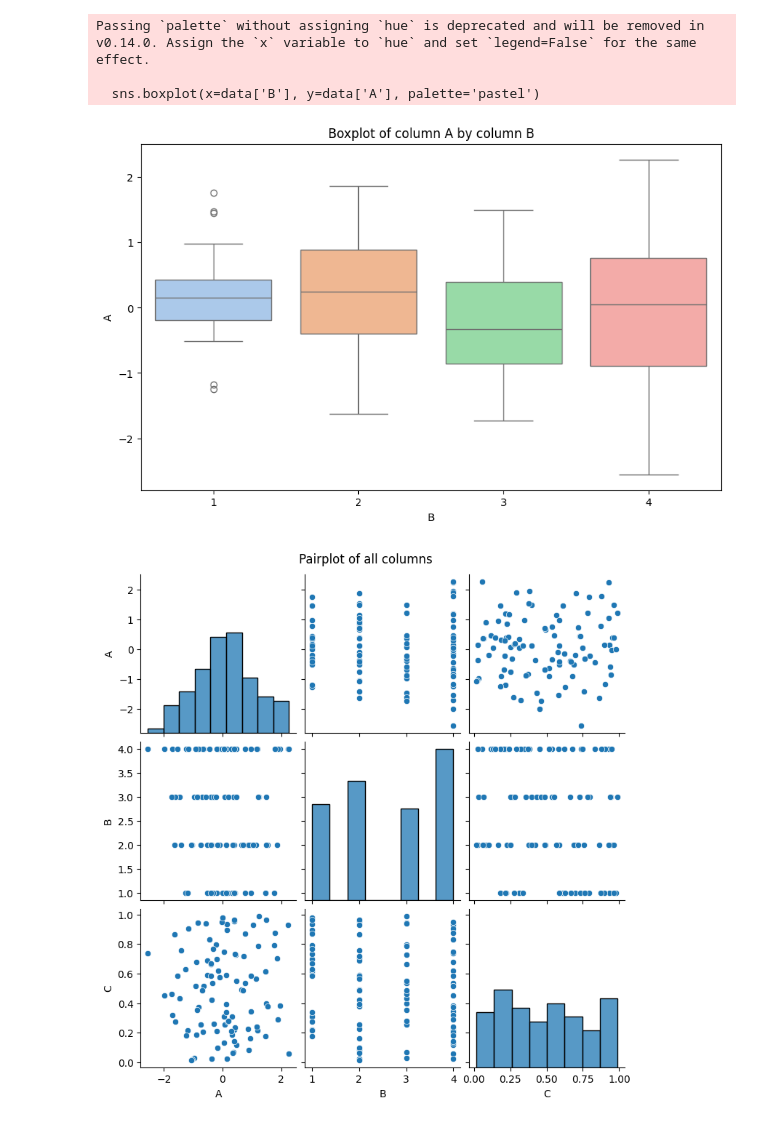
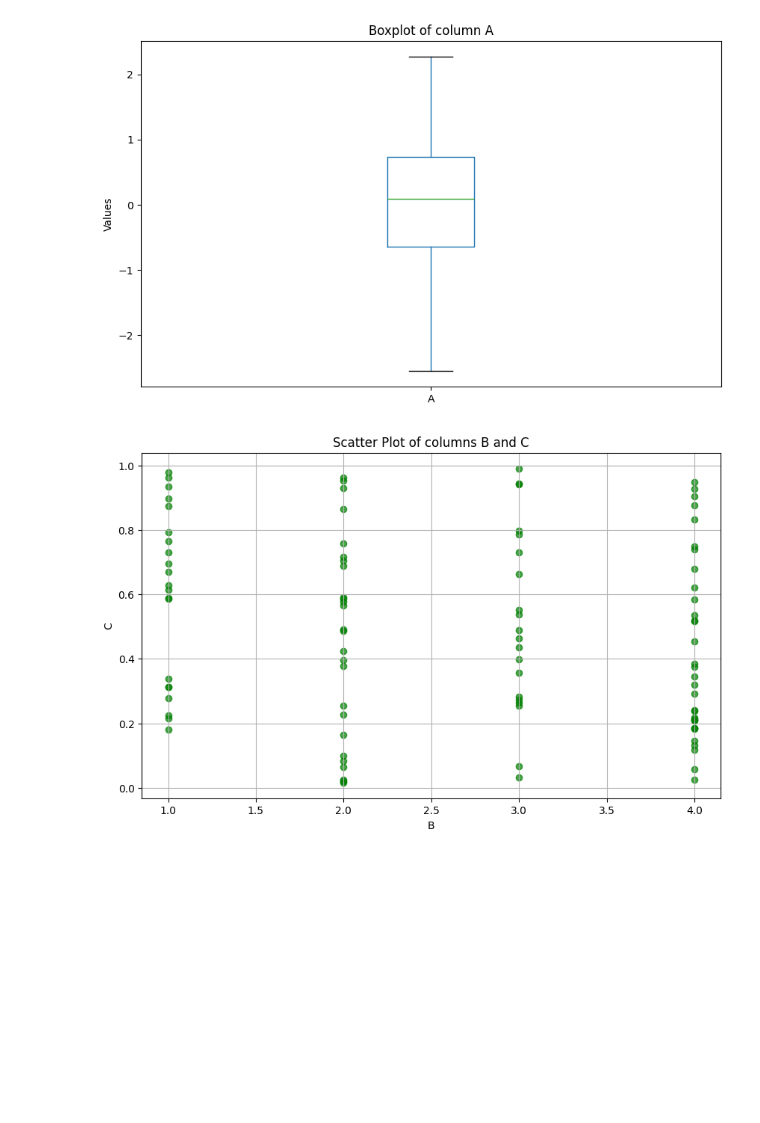
Before and after one commit to primeDevansh/learningPython, a Jupyter notebook: dataVisualisation.ipynb, the cells around one changed output. Saved outputs shown, nothing was run; the diff lists cells and outputs as text; code cells hidden in the pictures; blank space fills up the shorter version.

```diff
--- a/dataVisualisation.ipynb
+++ b/dataVisualisation.ipynb
@@ -2,7 +2,6 @@
 import numpy as np
 import pandas as pd
 import matplotlib.pyplot as plt
-import seaborn as sns
 
 # Generate sample data
 np.random.seed(0)
@@ -16,38 +15,31 @@ data = pd.DataFrame({
 print("Summary Statistics:")
 print(data.describe())
 
-# Correlation matrix
-correlation_matrix = data.corr()
-print("\nCorrelation Matrix:")
-print(correlation_matrix)
-
 # Data visualization
 # Histogram
 plt.figure(figsize=(10, 6))
-sns.histplot(data['A'], kde=True, color='skyblue', bins=20)
+data['A'].plot(kind='hist', bins=20, color='skyblue', alpha=0.7)
 plt.title('Histogram of column A')
 plt.xlabel('Values')
 plt.ylabel('Frequency')
+plt.grid(True)
 plt.show()
 
 # Boxplot
 plt.figure(figsize=(10, 6))
-sns.boxplot(x=data['B'], y=data['A'], palette='pastel')
-plt.title('Boxplot of column A by column B')
-plt.xlabel('B')
-plt.ylabel('A')
+data.boxplot(column='A', grid=False)
+plt.title('Boxplot of column A')
+plt.ylabel('Values')
 plt.show()
 
-# Scatter plot matrix
-sns.pairplot(data)
-plt.suptitle('Pairplot of all columns', y=1.02)
+# Scatter plot
+plt.figure(figsize=(10, 6))
+plt.scatter(data['B'], data['C'], color='green', alpha=0.7)
+plt.title('Scatter Plot of columns B and C')
+plt.xlabel('B')
+plt.ylabel('C')
+plt.grid(True)
 plt.show()
-
-# Heatmap of correlation matrix
-plt.figure(figsize=(8, 6))
-sns.heatmap(correlation_matrix, annot=True, cmap='coolwarm', fmt=".2f")
-plt.title('Correlation Heatmap')
-plt.show()
 # %% [output]
 Summary Statistics:
                 A          B           C
@@ -69,5 +55,2 @@ C  0.044729 -0.185881  1.000000
-Passing `palette` without assigning `hue` is deprecated and will be removed in v0.14.0. Assign the `x` variable to `hue` and set `legend=False` for the same effect.
-
-  sns.boxplot(x=data['B'], y=data['A'], palette='pastel')
-[figure, old version]
+[figure, new version]
-[figure, old version]
+[figure, new version]
```
Also changed, not shown: parts of 1 cell of this notebook, 1 other file.
